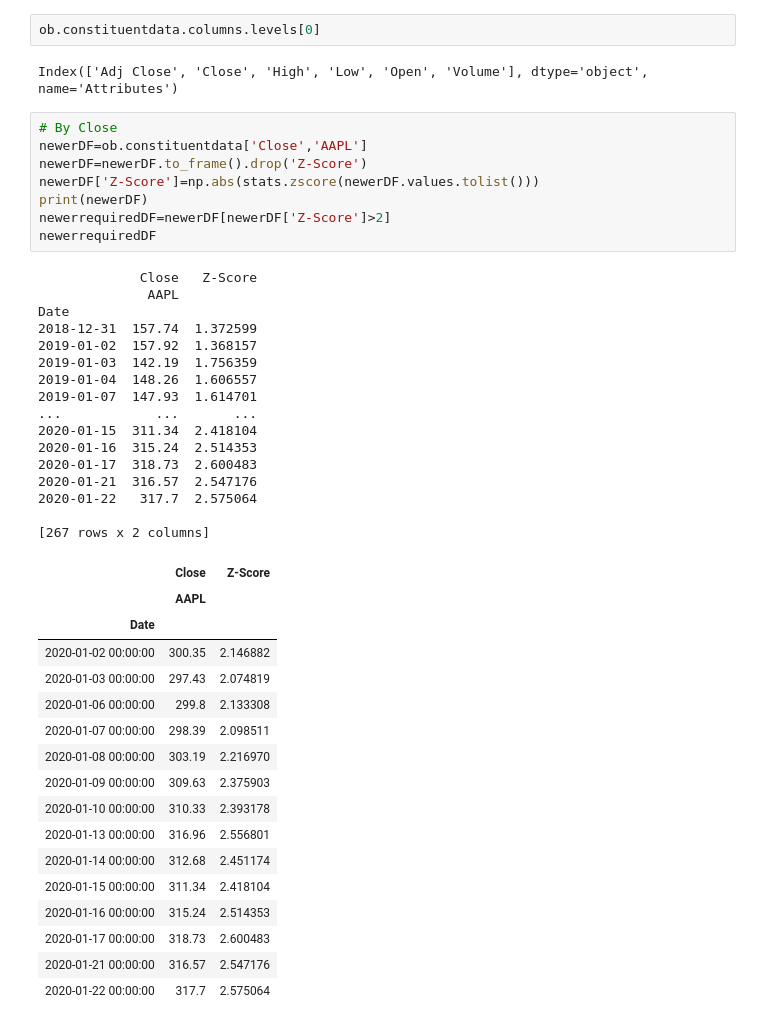
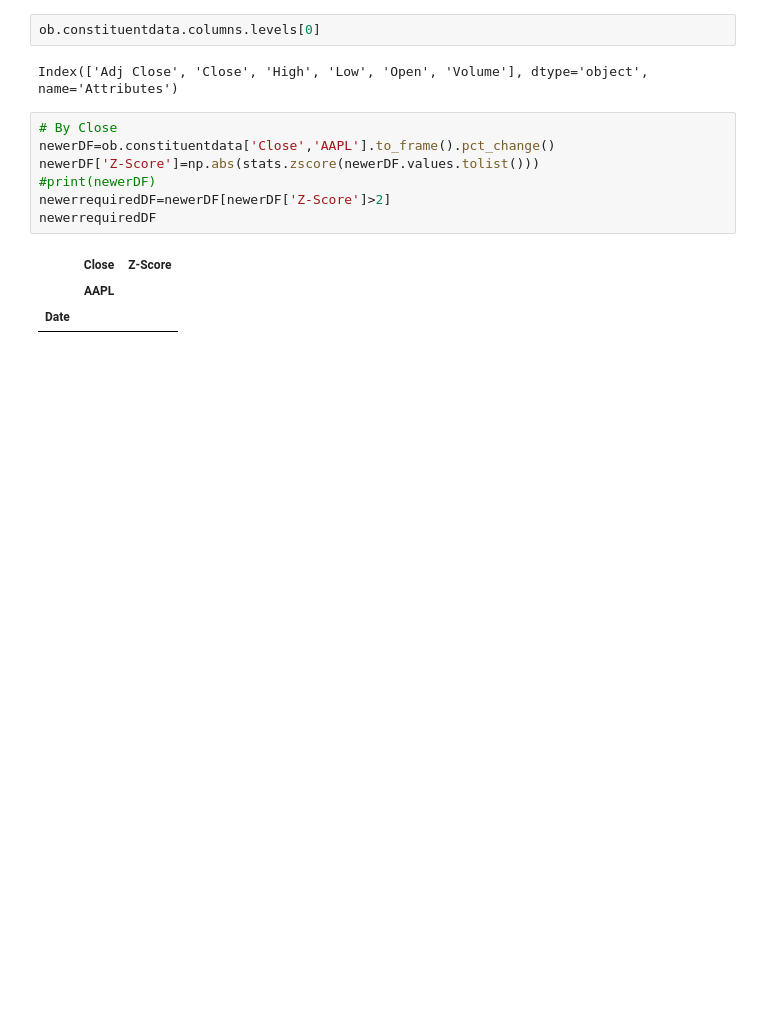
Before and after one commit to sarthak0906/ETF, a Jupyter notebook: Outliers & Standard Deviation Calculations.ipynb, the cells around one changed output. Drawn from its saved outputs; the diff is of its cells as text; blank space fills up the shorter version.

```diff
--- a/Outliers & Standard Deviation Calculations.ipynb
+++ b/Outliers & Standard Deviation Calculations.ipynb
@@ -320,46 +319,15 @@ ob.constituentdata.columns.levels[0]
 Index(['Adj Close', 'Close', 'High', 'Low', 'Open', 'Volume'], dtype='object', name='Attributes')
 # %%
 # By Close
-newerDF=ob.constituentdata['Close','AAPL']
-newerDF=newerDF.to_frame().drop('Z-Score')
+newerDF=ob.constituentdata['Close','AAPL'].to_frame().pct_change()
 newerDF['Z-Score']=np.abs(stats.zscore(newerDF.values.tolist()))
-print(newerDF)
+#print(newerDF)
 newerrequiredDF=newerDF[newerDF['Z-Score']>2]
 newerrequiredDF
 # %% [output]
-             Close   Z-Score
-              AAPL
-Date
-2018-12-31  157.74  1.372599
-2019-01-02  157.92  1.368157
-2019-01-03  142.19  1.756359
-2019-01-04  148.26  1.606557
-2019-01-07  147.93  1.614701
-...            ...       ...
-2020-01-15  311.34  2.418104
-2020-01-16  315.24  2.514353
-2020-01-17  318.73  2.600483
-2020-01-21  316.57  2.547176
-2020-01-22   317.7  2.575064
-
-[267 rows x 2 columns]
 |  | Close | Z-Score |
 |  | AAPL |  |
 | Date |  |  |
-| 2020-01-02 00:00:00 | 300.35 | 2.146882 |
-| 2020-01-03 00:00:00 | 297.43 | 2.074819 |
-| 2020-01-06 00:00:00 | 299.8 | 2.133308 |
-| 2020-01-07 00:00:00 | 298.39 | 2.098511 |
-| 2020-01-08 00:00:00 | 303.19 | 2.216970 |
-| 2020-01-09 00:00:00 | 309.63 | 2.375903 |
-| 2020-01-10 00:00:00 | 310.33 | 2.393178 |
-| 2020-01-13 00:00:00 | 316.96 | 2.556801 |
-| 2020-01-14 00:00:00 | 312.68 | 2.451174 |
-| 2020-01-15 00:00:00 | 311.34 | 2.418104 |
-| 2020-01-16 00:00:00 | 315.24 | 2.514353 |
-| 2020-01-17 00:00:00 | 318.73 | 2.600483 |
-| 2020-01-21 00:00:00 | 316.57 | 2.547176 |
-| 2020-01-22 00:00:00 | 317.7 | 2.575064 |
 # %%
 #By Volume using Class
 zs=ZscoreAnlysByAttr(ob.constituentdata,'Volume','AAPL',3)
```
Also changed, not shown: parts of 6 cells of this notebook.
